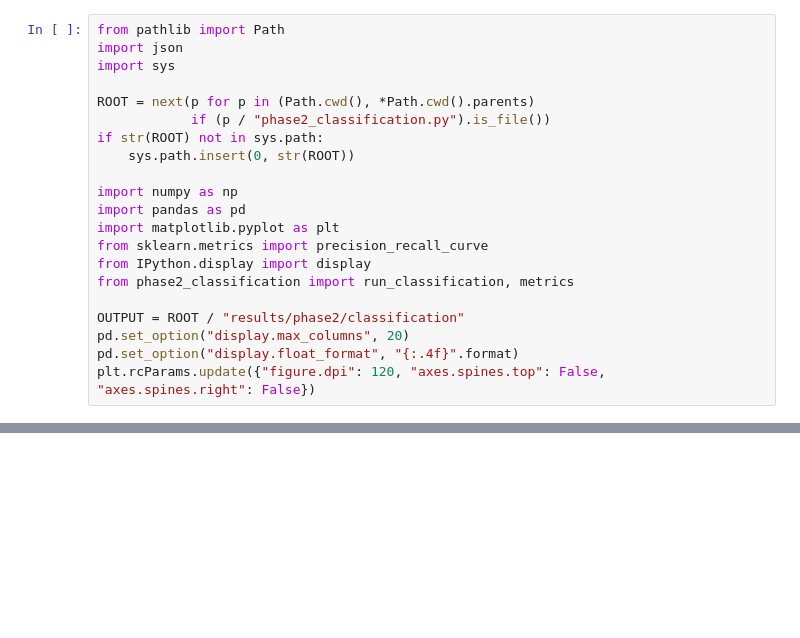
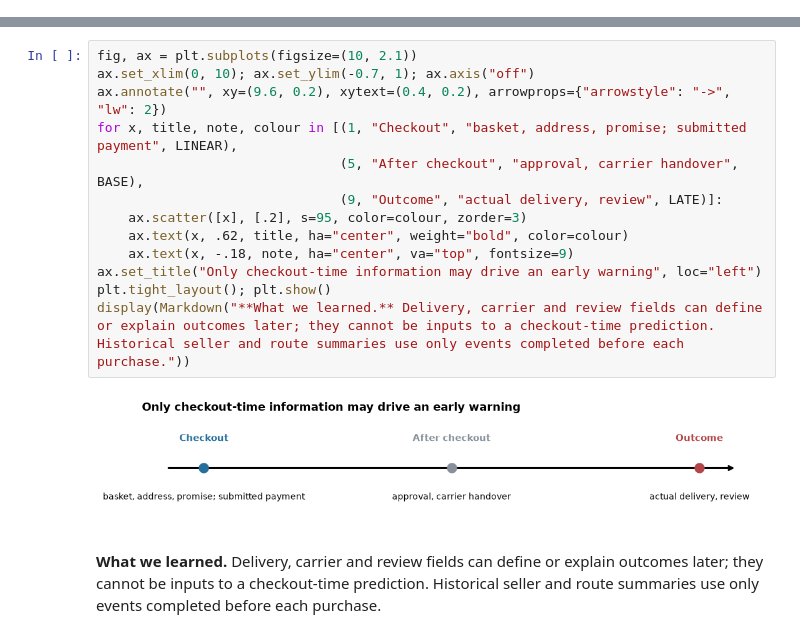
Before and after one commit to YuanJiayi/Team6_IT5006_Ecommerce_Analytics_AY2627Sem1, a Jupyter notebook: notebooks/phase2/classification.ipynb, the cells around one changed output, grey strips where cells are left out. Saved outputs shown, nothing was run; the diff lists cells and outputs as text; blank space fills up the shorter version.

```diff
--- a/notebooks/phase2/classification.ipynb
+++ b/notebooks/phase2/classification.ipynb
@@ -9,21 +0,0 @@ Shared definitions: [data preparation](data_prep.ipynb) and [assumptions](../../
-# %%
-from pathlib import Path
-import json
-import sys
-
-ROOT = next(p for p in (Path.cwd(), *Path.cwd().parents)
-            if (p / "phase2_classification.py").is_file())
-if str(ROOT) not in sys.path:
-    sys.path.insert(0, str(ROOT))
-
-import numpy as np
-import pandas as pd
-import matplotlib.pyplot as plt
-from sklearn.metrics import precision_recall_curve
-from IPython.display import display
-from phase2_classification import run_classification, metrics
-
-OUTPUT = ROOT / "results/phase2/classification"
-pd.set_option("display.max_columns", 20)
-pd.set_option("display.float_format", "{:.4f}".format)
-plt.rcParams.update({"figure.dpi": 120, "axes.spines.top": False, "axes.spines.right": False})
@@ -236,0 +107,16 @@ Chunk 2 is ready for review; final holdout evaluation remains in Chunk 5.
+# %%
+fig, ax = plt.subplots(figsize=(10, 2.1))
+ax.set_xlim(0, 10); ax.set_ylim(-0.7, 1); ax.axis("off")
+ax.annotate("", xy=(9.6, 0.2), xytext=(0.4, 0.2), arrowprops={"arrowstyle": "->", "lw": 2})
+for x, title, note, colour in [(1, "Checkout", "basket, address, promise; submitted payment", LINEAR),
+                               (5, "After checkout", "approval, carrier handover", BASE),
+                               (9, "Outcome", "actual delivery, review", LATE)]:
+    ax.scatter([x], [.2], s=95, color=colour, zorder=3)
+    ax.text(x, .62, title, ha="center", weight="bold", color=colour)
+    ax.text(x, -.18, note, ha="center", va="top", fontsize=9)
+ax.set_title("Only checkout-time information may drive an early warning", loc="left")
+plt.tight_layout(); plt.show()
+display(Markdown("**What we learned.** Delivery, carrier and review fields can define or explain outcomes later; they cannot be inputs to a checkout-time prediction. Historical seller and route summaries use only events completed before each purchase."))
+# %% [output]
+[figure, added]
+**What we learned.** Delivery, carrier and review fields can define or explain outcomes later; they cannot be inputs to a checkout-time prediction. Historical seller and route summaries use only events completed before each purchase.
```
Also changed, not shown: parts of 40 cells of this notebook, 7 other files.
